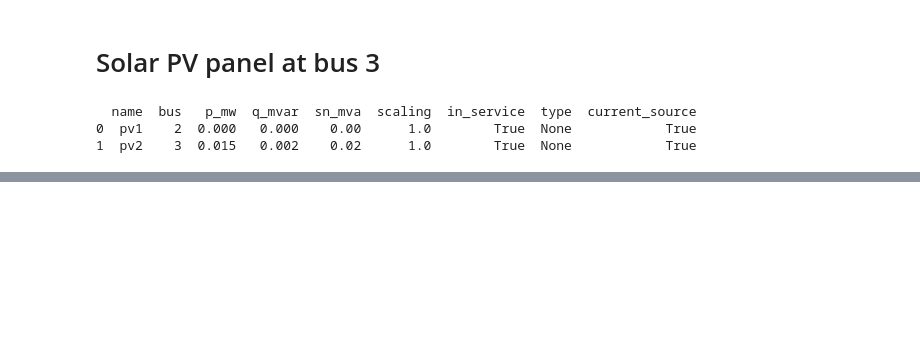
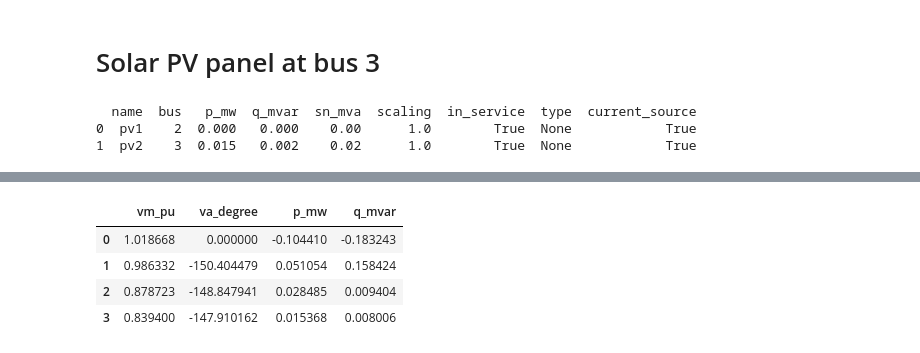
Before and after one commit to chaweewatp/norheastern_work_2, a Jupyter notebook: 3_load_participation_factor.ipynb, the cells around one changed output, grey strips where cells are left out. Cells and saved outputs as stored; diff of their text form; code cells hidden in the pictures; blank space fills up the shorter version.

```diff
--- a/load_participation_factor.ipynb
+++ b/3_load_participation_factor.ipynb
@@ -571,0 +575,8 @@ net4.res_line_est
+# %%
+net4.res_bus_est
+# %% [output]
+|  | vm_pu | va_degree | p_mw | q_mvar |
+| 0 | 1.018668 | 0.000000 | -0.104410 | -0.183243 |
+| 1 | 0.986332 | -150.404479 | 0.051054 | 0.158424 |
+| 2 | 0.878723 | -148.847941 | 0.028485 | 0.009404 |
+| 3 | 0.839400 | -147.910162 | 0.015368 | 0.008006 |
```
Also changed, not shown: parts of 27 cells of this notebook, 19 other files.
